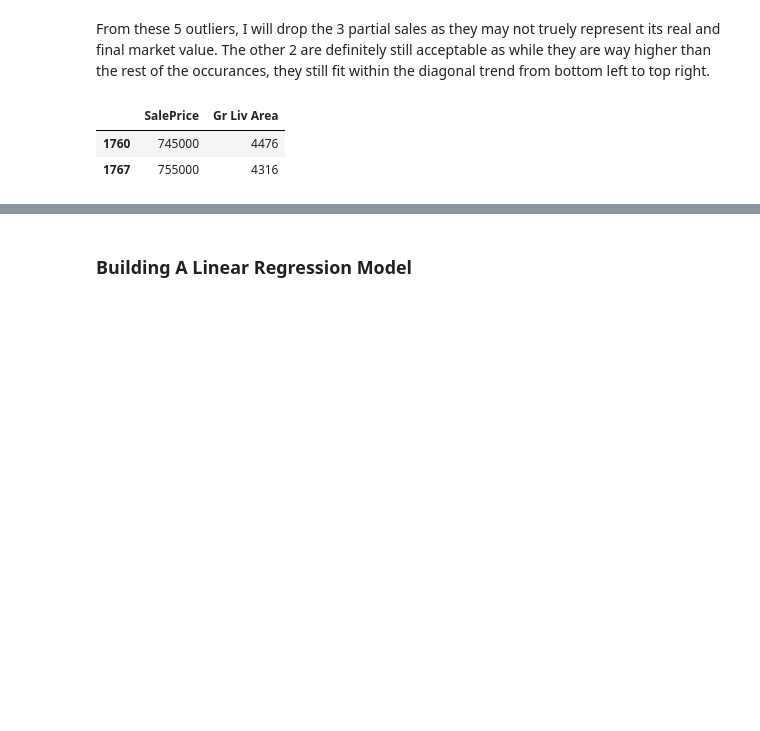
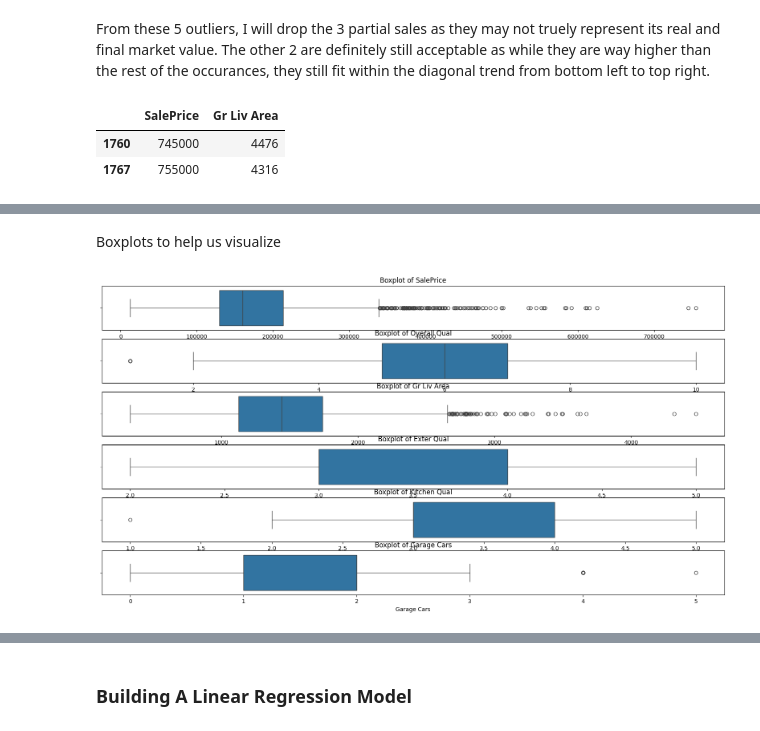
Before and after one commit to Mesterlol101/SIM-UOL, a Jupyter notebook: Y3S1/CM3005 - Data Science/Midterm Assignment/Assignment.ipynb, the cells around one changed output, grey strips where cells are left out. Drawn from its saved outputs; the diff is of its cells as text; code cells hidden in the pictures; blank space fills up the shorter version.

```diff
--- a/Y3S1/CM3005 - Data Science/Midterm Assignment/Assignment.ipynb
+++ b/Y3S1/CM3005 - Data Science/Midterm Assignment/Assignment.ipynb
@@ -590,0 +596,4 @@ Central Tendency
+# %%
+# Making a list of top 10 features
+top_10_features = corr['SalePrice'].iloc[:11].index
+top_10_features
@@ -590,0 +605,4 @@ Central Tendency
+# %%
+# Making dataframe of top 10 features
+top_10_df = features[top_10_features]
+top_10_df.head()
@@ -590,0 +631,14 @@ Central Tendency
+# %% [markdown]
+Boxplots to help us visualize
+# %%
+# First, do a boxplot to visualize the distributions of the first half of the top 10 features and Sales Price
+
+plt.figure(figsize=(20,10))
+for i , feature in enumerate(top_10_df.columns[:6]):
+    plt.subplot(6, 1, i+1)
+    sns.boxplot(x=top_10_df[feature])
+    plt.title(f'Boxplot of {feature}')
+
+plt.show()
+# %% [output]
+[figure, added]
```
Also changed, not shown: parts of 14 cells of this notebook, 4 other files.
